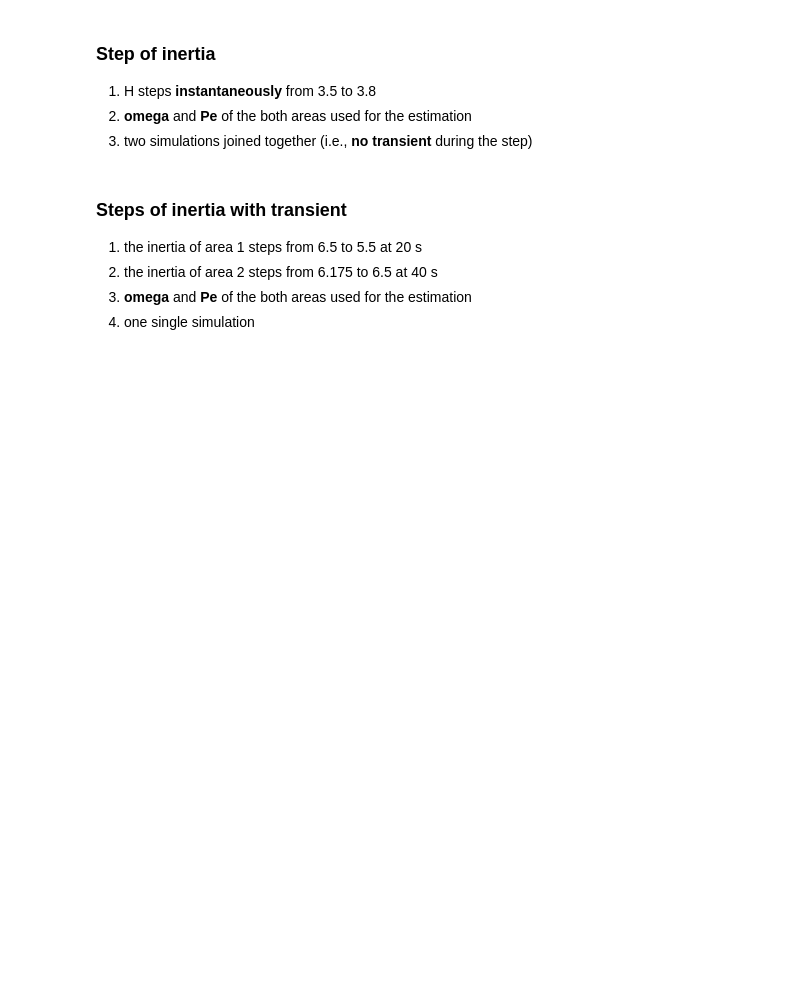
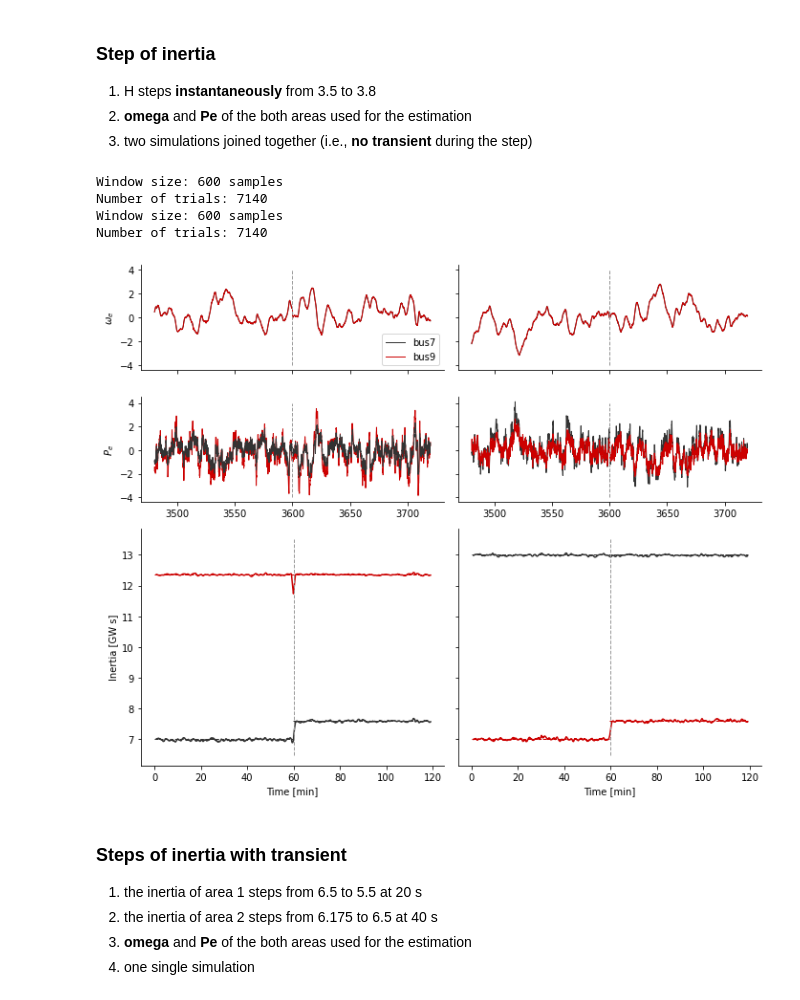
Before and after one commit to danielelinaro/inertia, a Jupyter notebook: notebooks/Inertia_estimation_two-area_multi_area.ipynb, the cells around one changed output. Saved outputs shown, nothing was run; the diff lists cells and outputs as text; code cells hidden in the pictures; blank space fills up the shorter version.

```diff
--- a/notebooks/Inertia_estimation_two-area_multi_area.ipynb
+++ b/notebooks/Inertia_estimation_two-area_multi_area.ipynb
@@ -194,32 +227,32 @@ fig.savefig('multi_area_prediction_const_H.pdf')
 1. **omega** and **Pe** of the both areas used for the estimation
 1. two simulations joined together (i.e., **no transient** during the step)
 # %%
-default_H = [6.5, 6.175]
-bus_IDs = [7, 9]
+default_H = [6.5, 6.5, 6.175, 6.175]
 
 window_dur = 60
 window_step = 10
 
-H_values = [3.5, 3.8]
+H_values = [
+    [3.5, 3.5, default_H[2], default_H[3]],
+    [3.8, 3.8, default_H[2], default_H[3]],
+    [default_H[0], default_H[1], 3.5, 3.5],
+    [default_H[0], default_H[1], 3.8, 3.8]
+]
 N_H = len(H_values)
+bus_IDs = [7, 7, 9, 9]
 
 data_normalized = []
 inertia = []
 
-H = [0, 0]
-
-var_names = [var_name.format(bus_ID) for bus_ID in bus_IDs for var_name in ['omegael_bus{}', 'Pe_bus{}']]
+var_names = [var_name.format(bus_ID) for bus_ID in np.unique(bus_IDs) for var_name in ['omegael_bus{}', 'Pe_bus{}']]
 data_mean = {var_name: x_train_mean[k] for k,var_name in enumerate(var_names)}
 data_std = {var_name: x_train_std[k] for k,var_name in enumerate(var_names)}
 
-for i, bus_to_predict in enumerate(bus_IDs):
-    other_bus = bus_IDs[1 - i]
-    data_files = []
-    for j,h in enumerate(H_values):
-        H[i] = h
-        H[1-i] = default_H[1-i]
-        data_files.append(data_dir + f'/inertia_{H[0]:.3f}_{H[0]:.3f}_{H[1]:.3f}_{H[1]:.3f}.h5')
-
+for H_pre,H_post in zip(H_values[0::2], H_values[1::2]):
+    data_files = [
+        data_dir + f'/inertia_{H_pre[0]:.3f}_{H_pre[1]:.3f}_{H_pre[2]:.3f}_{H_pre[3]:.3f}.h5',
+        data_dir + f'/inertia_{H_post[0]:.3f}_{H_post[1]:.3f}_{H_post[2]:.3f}_{H_post[3]:.3f}.h5',
+    ]
     t, _, data_norm, data_sliding, _ = load_data_slide(data_files,
                                                        var_names,
                                                        data_mean,
@@ -231,6 +264,11 @@ for i, bus_to_predict in enumerate(bus_IDs):
     dt = np.diff(t[:2])[0]
     time, HH, _ = predict(model, data_sliding, window_step, dt)
     inertia.append(HH)
+# %% [output]
+Window size: 600 samples
+Number of trials: 7140
+Window size: 600 samples
+Number of trials: 7140
 # %%
 t0 = 3600
 window = 120
@@ -248,11 +286,11 @@ ax[0][0].plot(t[idx], data_normalized[0]['omegael_bus9'][idx], color=col[1], lw=
 ax[1][0].plot(t[idx], data_normalized[0]['Pe_bus9'][idx], color=col[1], lw=1)
 ax[1][0].plot(t[idx], data_normalized[0]['Pe_bus7'][idx], color=col[0], lw=1)
 
-ax[2][0].plot(time[[0,time.size//2]] / 60, H_values[0] + np.zeros(2), '--', color=col[0], lw=1)
-ax[2][0].plot(time[[time.size//2,-1]] / 60, H_values[1] + np.zeros(2), '--', color=col[0], lw=1)
+ax[2][0].plot(time[[0,time.size//2]] / 60, func(H_values[0][:2]) + np.zeros(2), '--', color=col[0], lw=1)
+ax[2][0].plot(time[[time.size//2,-1]] / 60, func(H_values[1][:2]) + np.zeros(2), '--', color=col[0], lw=1)
 ax[2][0].plot(time / 60, inertia[0][:,0], color=col[0])
 
-ax[2][0].plot(time[[0,-1]] / 60, default_H[1] + np.zeros(2), '--', color=col[1], lw=1)
+ax[2][0].plot(time[[0,-1]] / 60, func(H_values[0][2:]) + np.zeros(2), '--', color=col[1], lw=1)
 ax[2][0].plot(time / 60, inertia[0][:,1], color=col[1])
 
 ax[0][1].plot(t[idx], data_normalized[1]['omegael_bus7'][idx], color=col[0], lw=1)
@@ -260,40 +298,42 @@ ax[0][1].plot(t[idx], data_normalized[1]['omegael_bus9'][idx], color=col[1], lw=
 ax[1][1].plot(t[idx], data_normalized[1]['Pe_bus7'][idx], color=col[0], lw=1)
 ax[1][1].plot(t[idx], data_normalized[1]['Pe_bus9'][idx], color=col[1], lw=1)
 
-ax[2][1].plot(time[[0,time.size//2]] / 60, H_values[0] + np.zeros(2), '--', color=col[1], lw=1)
-ax[2][1].plot(time[[time.size//2,-1]] / 60, H_values[1] + np.zeros(2), '--', color=col[1], lw=1)
+ax[2][1].plot(time[[0,time.size//2]] / 60, func(H_values[2][2:]) + np.zeros(2), '--', color=col[1], lw=1)
+ax[2][1].plot(time[[time.size//2,-1]] / 60, func(H_values[3][2:]) + np.zeros(2), '--', color=col[1], lw=1)
 ax[2][1].plot(time / 60, inertia[1][:,1], color=col[1])
 
-ax[2][1].plot(time[[0,-1]] / 60, default_H[0] + np.zeros(2), '--', color=col[0], lw=1)
+ax[2][1].plot(time[[0,-1]] / 60, func(H_values[2][:2]) + np.zeros(2), '--', color=col[0], lw=1)
 ax[2][1].plot(time / 60, inertia[1][:,0], color=col[0])
 
 ax[2][0].set_xlabel('Time [min]')
 ax[2][1].set_xlabel('Time [min]')
 
 ax[0][0].legend(loc='lower right')
 
-limits = [[-4,4], [-4,4], [3,7]]
+limits = [[-4,4], [-4,4], [func(H_values[0][:2]) - 0.5, func(H_values[3][:2]) + 0.5]]
 for i in range(3):
     ax[i][0].get_shared_x_axes().join(ax[i][0], ax[i][1])
     ax[i][0].get_shared_y_axes().join(ax[i][0], ax[i][1])
     for a in ax[i]:
         if i == 2:
             a.plot(t0 / 60 + np.zeros(2), limits[i], '--', lw=1, color=[.6,.6,.6])
         else:
             a.plot(t0 + np.zeros(2), limits[i], '--', lw=1, color=[.6,.6,.6])
         for side in 'right', 'top':
             a.spines[side].set_visible(False)
     if i < 2:
         ax[0][i].set_xticklabels([])
     ax[i][1].set_yticklabels([])
 
 ax[0][0].set_ylabel(r'$\omega_{e}$')
 ax[1][0].set_ylabel(r'$P_{e}$')
-ax[2][0].set_ylabel(r'Inertia [$s^{-1}$]')
+ax[2][0].set_ylabel(f'Inertia [{inertia_units}]')
 
 fig.tight_layout()
 
 fig.savefig('multi_area_prediction_step_H.pdf')
+# %% [output]
+[figure, added]
 # %% [markdown]
 ### Steps of inertia with transient
 1. the inertia of area 1 steps from 6.5 to 5.5 at 20 s
```
Also changed, not shown: parts of 19 cells of this notebook, 2 other files.
